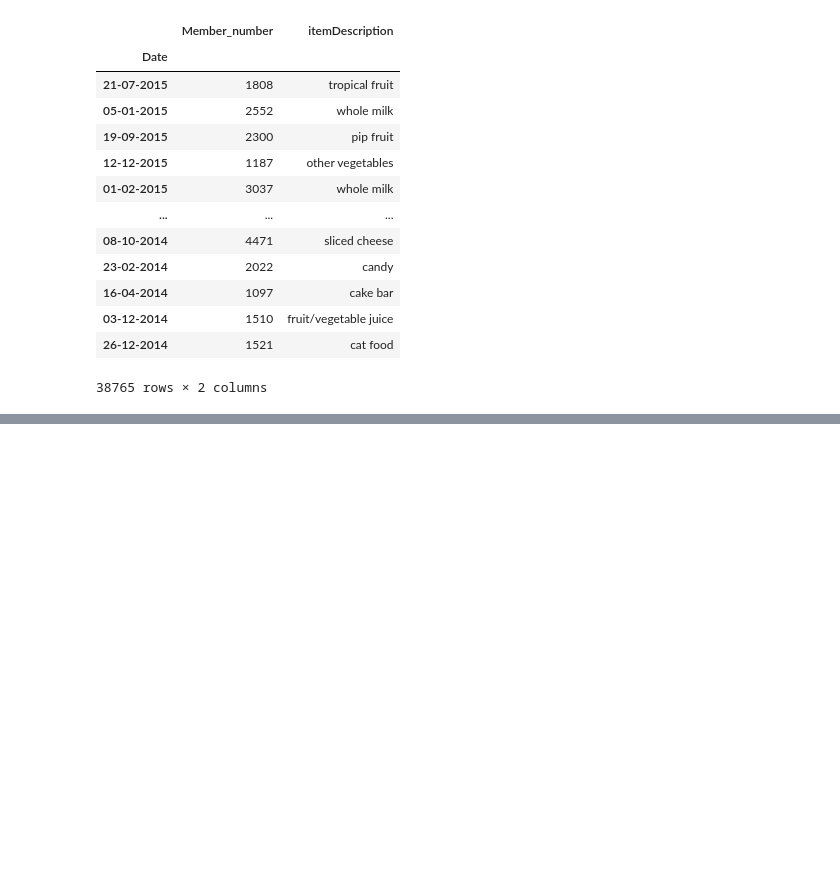
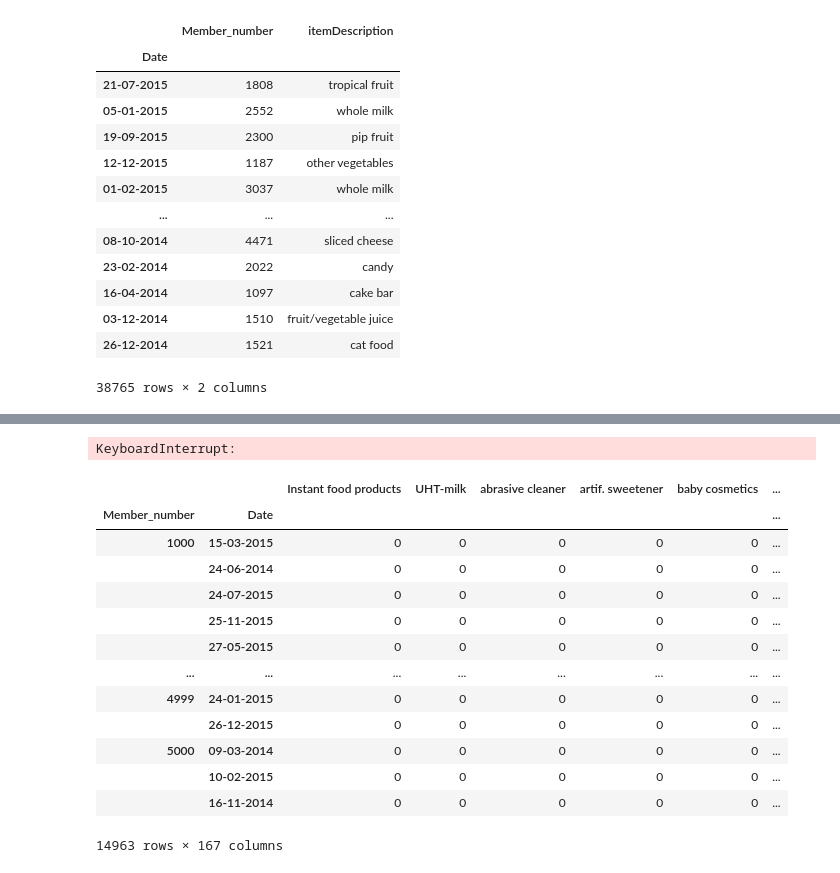
Before and after one commit to TomasRacil/DataMining, a Jupyter notebook: Association/association2.ipynb, the cells around one changed output, grey strips where cells are left out. Drawn from its saved outputs; the diff is of its cells as text; code cells hidden in the pictures; blank space fills up the shorter version.

```diff
--- a/Association/association2.ipynb
+++ b/Association/association2.ipynb
@@ -63,0 +132,31 @@ array(['Instant food products', 'UHT-milk', 'abrasive cleaner',
+# %%
+df2 = pd.DataFrame(columns=df['itemDescription'].unique())
+
+for transaction in transactions:
+
+    df2.append([col in transaction for col in df2.columns])
+df2
+# %% [output]
+KeyboardInterrupt:
+# %%
+transactions = df.join(pd.get_dummies(df.pop('itemDescription')))
+transactions = transactions.groupby(['Member_number','Date'], as_index=False).sum()
+# transactions.pop("Member_number")
+# transactions.pop("Date")
+# transactions=transactions.apply(lambda x: x>0)
+transactions
+# %% [output]
+|  |  | Instant food products | UHT-milk | abrasive cleaner | artif. sweetener | baby cosmetics | ... |
+| Member_number | Date |  |  |  |  |  | ... |
+| 1000 | 15-03-2015 | 0 | 0 | 0 | 0 | 0 | ... |
+|  | 24-06-2014 | 0 | 0 | 0 | 0 | 0 | ... |
+|  | 24-07-2015 | 0 | 0 | 0 | 0 | 0 | ... |
+|  | 25-11-2015 | 0 | 0 | 0 | 0 | 0 | ... |
+|  | 27-05-2015 | 0 | 0 | 0 | 0 | 0 | ... |
+| ... | ... | ... | ... | ... | ... | ... | ... |
+| 4999 | 24-01-2015 | 0 | 0 | 0 | 0 | 0 | ... |
+|  | 26-12-2015 | 0 | 0 | 0 | 0 | 0 | ... |
+| 5000 | 09-03-2014 | 0 | 0 | 0 | 0 | 0 | ... |
+|  | 10-02-2015 | 0 | 0 | 0 | 0 | 0 | ... |
+|  | 16-11-2014 | 0 | 0 | 0 | 0 | 0 | ... |
+14963 rows × 167 columns
```
Also changed, not shown: parts of 17 cells of this notebook, 2 other files.
